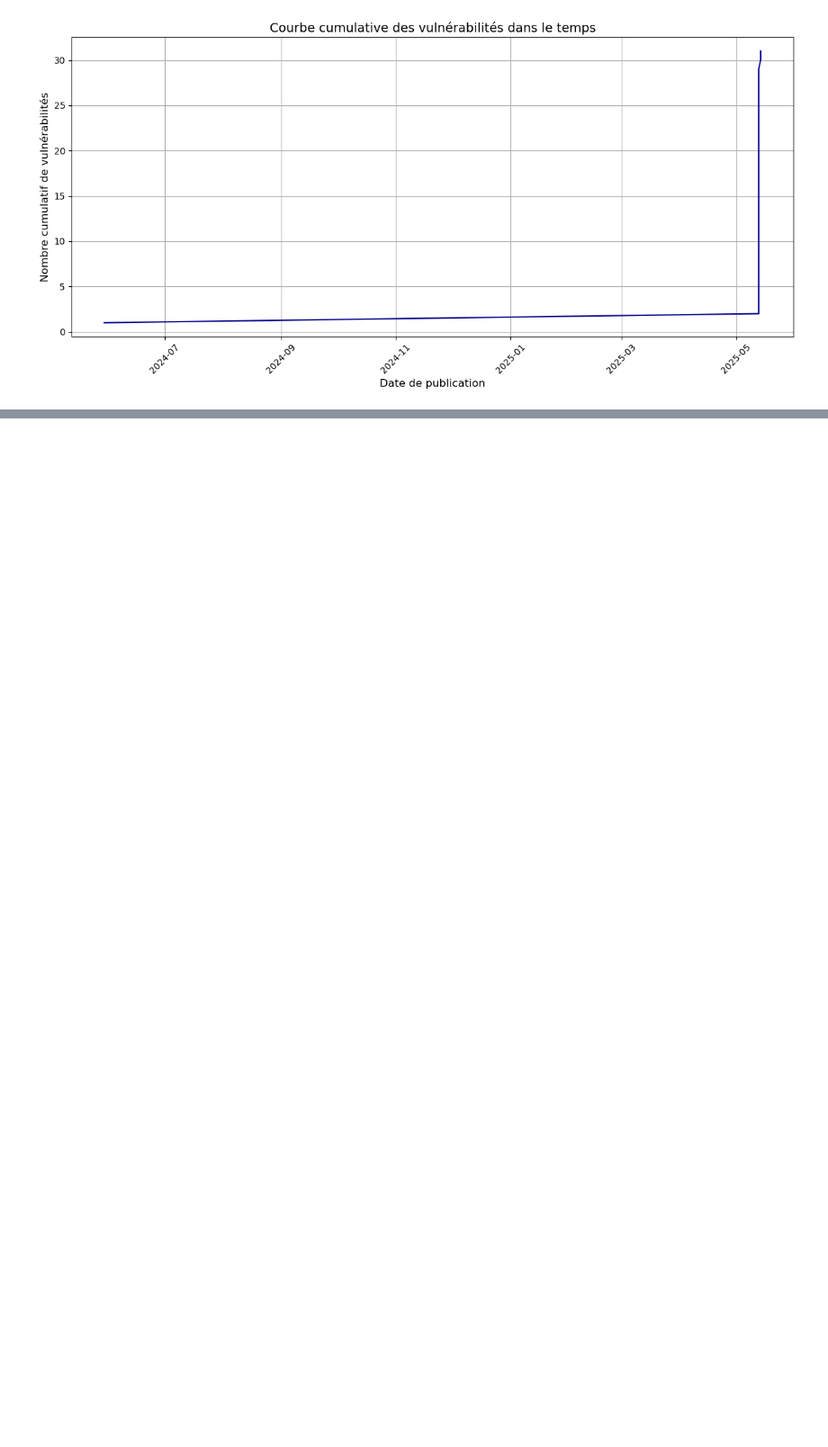
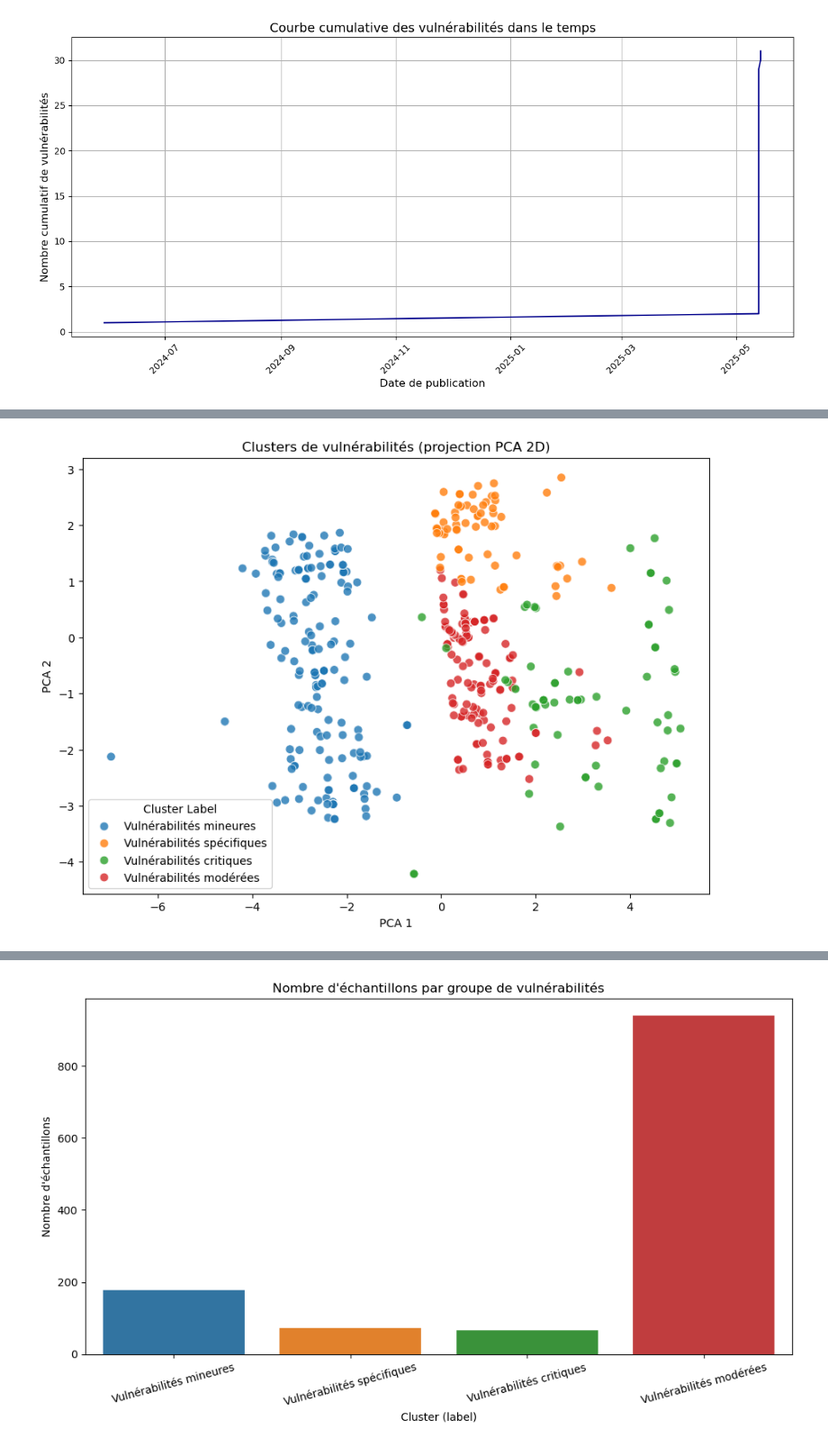
Before and after one commit to AdrienAssd/AdrienAssd-ANSSI_CVE_IA, a Jupyter notebook: ANSSI_CVE_IA.ipynb, the cells around one changed output, grey strips where cells are left out. Shown at 90% size. Cells and saved outputs as stored; diff of their text form; code cells hidden in the pictures; blank space fills up the shorter version.

Commit message:
ajout ML et envoie email

```diff
--- a/ANSSI_CVE_IA.ipynb
+++ b/ANSSI_CVE_IA.ipynb
@@ -441,0 +728,78 @@ plt.show()
+# %%
+from sklearn.preprocessing import StandardScaler, LabelEncoder
+from sklearn.cluster import KMeans
+from sklearn.decomposition import PCA
+import matplotlib.pyplot as plt
+import seaborn as sns
+import pandas as pd
+
+# Features à utiliser
+features_unsup = ['Score CVSS', 'Score EPSS', 'Base Severity', 'Type CWE']
+
+# Nettoyage et encodage simple
+df_unsup = df.dropna(subset=features_unsup).copy()
+
+# Encoder Base Severity et Type CWE en labels numériques
+df_unsup['Base Severity Enc'] = LabelEncoder().fit_transform(df_unsup['Base Severity'])
+df_unsup['Type CWE Enc'] = LabelEncoder().fit_transform(df_unsup['Type CWE'])
+
+X_unsup = df_unsup[['Score CVSS', 'Score EPSS', 'Base Severity Enc', 'Type CWE Enc']]
+
+# Standardiser
+scaler = StandardScaler()
+X_scaled = scaler.fit_transform(X_unsup)
+
+# Choisir k (nombre de clusters)
+k = 4
+kmeans = KMeans(n_clusters=k, random_state=42)
+clusters = kmeans.fit_predict(X_scaled)
+
+# Ajouter la colonne cluster dans le DataFrame
+df_unsup['cluster'] = clusters
+
+# Réduction de dimension avec PCA pour visualisation 2D
+pca = PCA(n_components=2)
+X_pca = pca.fit_transform(X_scaled)
+
+# Mapping des clusters en labels (selon analyse précédente)
+cluster_labels = {
+    0: "Vulnérabilités modérées",
+    1: "Vulnérabilités mineures",
+    2: "Vulnérabilités critiques",
+    3: "Vulnérabilités spécifiques"
+}
+
+# Appliquer le mapping aux labels
+label_names = df_unsup['cluster'].map(cluster_labels)
+
+# Scatter plot des clusters avec labels
+plt.figure(figsize=(10, 7))
+palette = sns.color_palette('tab10', len(set(cluster_labels.values())))
+sns.scatterplot(x=X_pca[:, 0], y=X_pca[:, 1], hue=label_names, palette=palette, s=60, alpha=0.8)
+plt.title('Clusters de vulnérabilités (projection PCA 2D)')
+plt.xlabel('PCA 1')
+plt.ylabel('PCA 2')
+plt.legend(title='Cluster Label')
+plt.show()
+
+df_unsup['cluster_label'] = df_unsup['cluster'].map(cluster_labels)
+
+# Afficher la taille de chaque cluster (avec labels)
+print("Taille des clusters :")
+print(df_unsup['cluster_label'].value_counts())
+
+# Statistiques descriptives par cluster (avec labels)
+print("\nStatistiques par cluster (moyennes) :")
+print(df_unsup.groupby('cluster_label')[['Score CVSS', 'Score EPSS', 'Base Severity Enc', 'Type CWE Enc']].mean())
+
+# Visualisation des tailles des clusters (barplot)
+plt.figure(figsize=(10,6))
+sns.countplot(x='cluster_label', data=df_unsup, palette='tab10')
+plt.title("Nombre d'échantillons par groupe de vulnérabilités")
+plt.xlabel("Cluster (label)")
+plt.ylabel("Nombre d'échantillons")
+plt.xticks(rotation=15)
+plt.tight_layout()
+plt.show()
+# %% [output]
+[figure, added]
@@ -441,0 +826 @@ plt.show()
+[figure, added]
```
Also changed, not shown: parts of 11 cells of this notebook, 2 other files.
